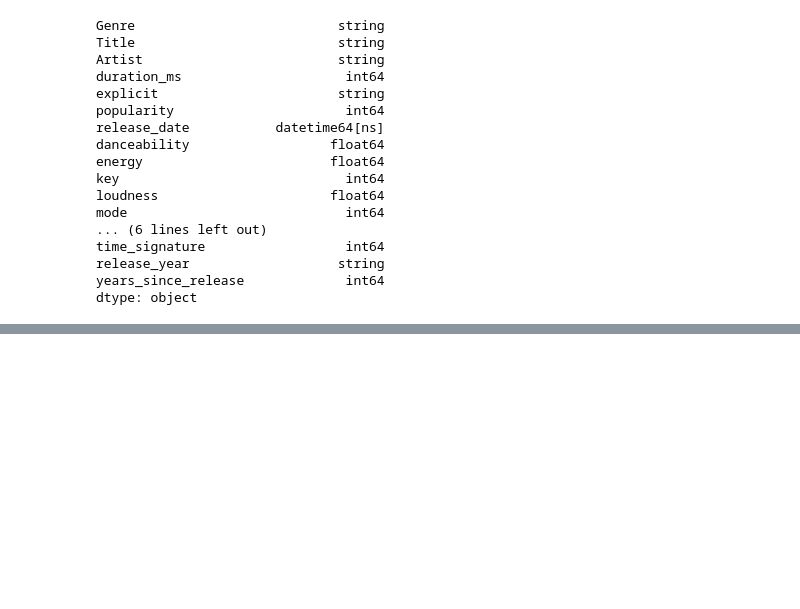
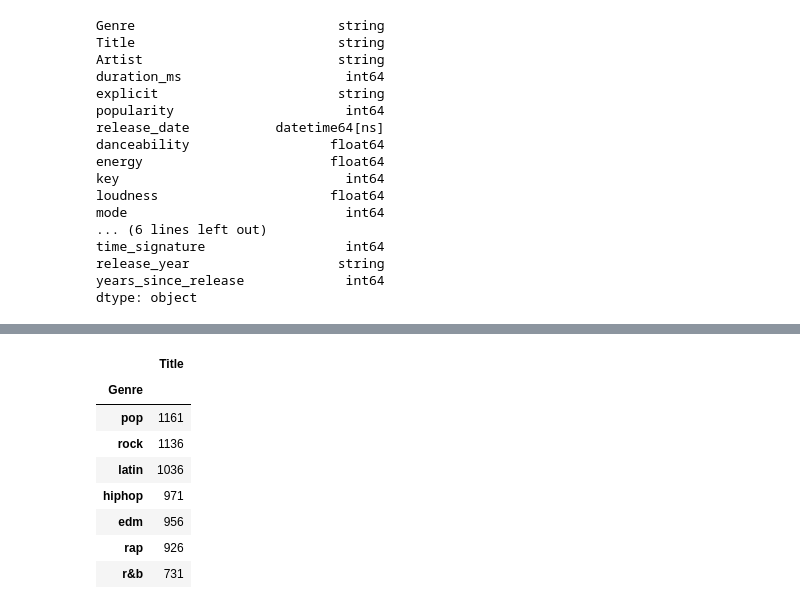
Before and after one commit to santiago-giordano/spotifydataproject, a Jupyter notebook: Spotify01.ipynb, the cells around one changed output, grey strips where cells are left out. Drawn from its saved outputs; the diff is of its cells as text; code cells hidden in the pictures; blank space fills up the shorter version.

```diff
--- a/Spotify01.ipynb
+++ b/Spotify01.ipynb
@@ -193,0 +221,13 @@ dtype: object
+# %%
+#Cantidad de canciones por género ordenados de manera descendente
+spot.pivot_table(index='Genre', aggfunc='count', values='Title').sort_values(by='Title', ascending=False)
+# %% [output]
+|  | Title |
+| Genre |  |
+| pop | 1161 |
+| rock | 1136 |
+| latin | 1036 |
+| hiphop | 971 |
+| edm | 956 |
+| rap | 926 |
+| r&b | 731 |
```
Also changed, not shown: parts of 4 cells of this notebook.
